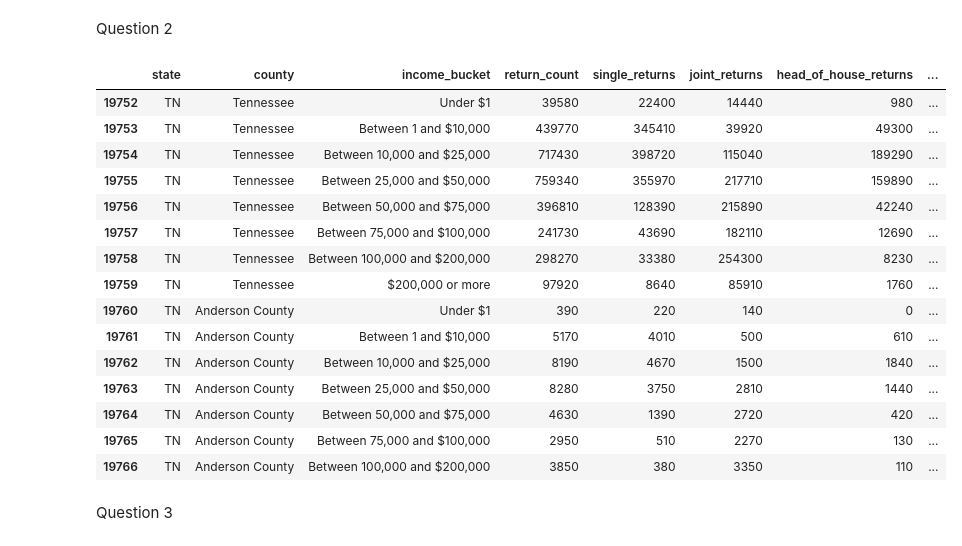
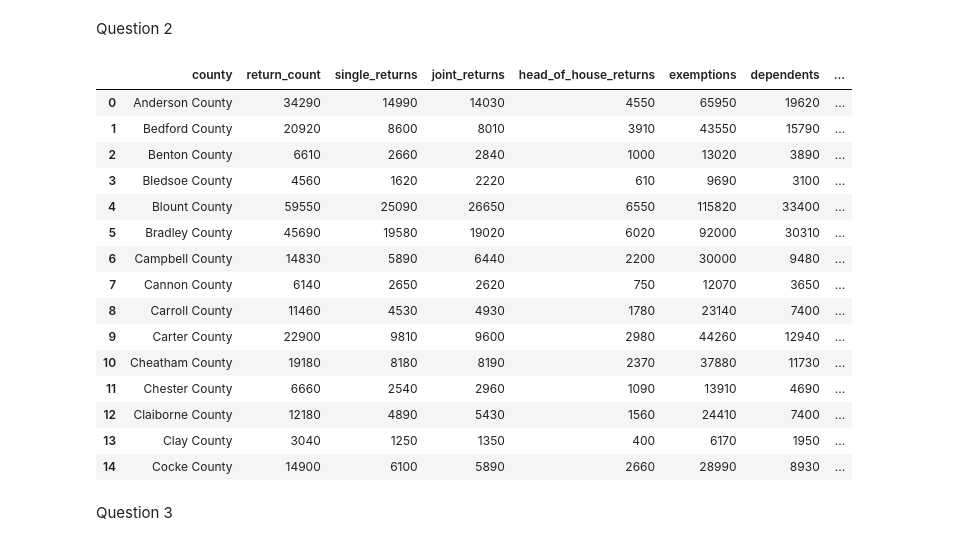
Before and after one commit to hiralmaster/data-science-essentials-3, a Jupyter notebook: notebooks/Homework.ipynb, the cells around one changed output. Drawn from its saved outputs; the diff is of its cells as text; code cells hidden in the pictures.

```diff
--- a/notebooks/Homework.ipynb
+++ b/notebooks/Homework.ipynb
@@ -455,26 +459,26 @@ Question 2
 #DataFrame which gives the approximate average household income for each county.
 #Calculate this as 1000*`total_inc_amt` / `return_count`.
 
-tn_income['income_county_agg'] = 1000 * tn_income['total_inc_amt'] / tn_income['return_count']
+income_county_agg['approx_avg_income']= 1000 * income_county_agg['total_inc_amt']/income_county_agg['return_count']
 # %%
-tn_income.head(15)
+income_county_agg.head(15)
 # %% [output]
-|  | state | county | income_bucket | return_count | single_returns | joint_returns | head_of_house_returns | ... |
-| 19752 | TN | Tennessee | Under $1 | 39580 | 22400 | 14440 | 980 | ... |
-| 19753 | TN | Tennessee | Between 1 and $10,000 | 439770 | 345410 | 39920 | 49300 | ... |
-| 19754 | TN | Tennessee | Between 10,000 and $25,000 | 717430 | 398720 | 115040 | 189290 | ... |
-| 19755 | TN | Tennessee | Between 25,000 and $50,000 | 759340 | 355970 | 217710 | 159890 | ... |
-| 19756 | TN | Tennessee | Between 50,000 and $75,000 | 396810 | 128390 | 215890 | 42240 | ... |
-| 19757 | TN | Tennessee | Between 75,000 and $100,000 | 241730 | 43690 | 182110 | 12690 | ... |
-| 19758 | TN | Tennessee | Between 100,000 and $200,000 | 298270 | 33380 | 254300 | 8230 | ... |
-| 19759 | TN | Tennessee | $200,000 or more | 97920 | 8640 | 85910 | 1760 | ... |
-| 19760 | TN | Anderson County | Under $1 | 390 | 220 | 140 | 0 | ... |
-| 19761 | TN | Anderson County | Between 1 and $10,000 | 5170 | 4010 | 500 | 610 | ... |
-| 19762 | TN | Anderson County | Between 10,000 and $25,000 | 8190 | 4670 | 1500 | 1840 | ... |
-| 19763 | TN | Anderson County | Between 25,000 and $50,000 | 8280 | 3750 | 2810 | 1440 | ... |
-| 19764 | TN | Anderson County | Between 50,000 and $75,000 | 4630 | 1390 | 2720 | 420 | ... |
-| 19765 | TN | Anderson County | Between 75,000 and $100,000 | 2950 | 510 | 2270 | 130 | ... |
-| 19766 | TN | Anderson County | Between 100,000 and $200,000 | 3850 | 380 | 3350 | 110 | ... |
+|  | county | return_count | single_returns | joint_returns | head_of_house_returns | exemptions | dependents | ... |
+| 0 | Anderson County | 34290 | 14990 | 14030 | 4550 | 65950 | 19620 | ... |
+| 1 | Bedford County | 20920 | 8600 | 8010 | 3910 | 43550 | 15790 | ... |
+| 2 | Benton County | 6610 | 2660 | 2840 | 1000 | 13020 | 3890 | ... |
+| 3 | Bledsoe County | 4560 | 1620 | 2220 | 610 | 9690 | 3100 | ... |
+| 4 | Blount County | 59550 | 25090 | 26650 | 6550 | 115820 | 33400 | ... |
+| 5 | Bradley County | 45690 | 19580 | 19020 | 6020 | 92000 | 30310 | ... |
+| 6 | Campbell County | 14830 | 5890 | 6440 | 2200 | 30000 | 9480 | ... |
+| 7 | Cannon County | 6140 | 2650 | 2620 | 750 | 12070 | 3650 | ... |
+| 8 | Carroll County | 11460 | 4530 | 4930 | 1780 | 23140 | 7400 | ... |
+| 9 | Carter County | 22900 | 9810 | 9600 | 2980 | 44260 | 12940 | ... |
+| 10 | Cheatham County | 19180 | 8180 | 8190 | 2370 | 37880 | 11730 | ... |
+| 11 | Chester County | 6660 | 2540 | 2960 | 1090 | 13910 | 4690 | ... |
+| 12 | Claiborne County | 12180 | 4890 | 5430 | 1560 | 24410 | 7400 | ... |
+| 13 | Clay County | 3040 | 1250 | 1350 | 400 | 6170 | 1950 | ... |
+| 14 | Cocke County | 14900 | 6100 | 5890 | 2660 | 28990 | 8930 | ... |
 # %% [markdown]
 Question 3
 # %%
```
Also changed, not shown: parts of 7 cells of this notebook, 3 other files.
